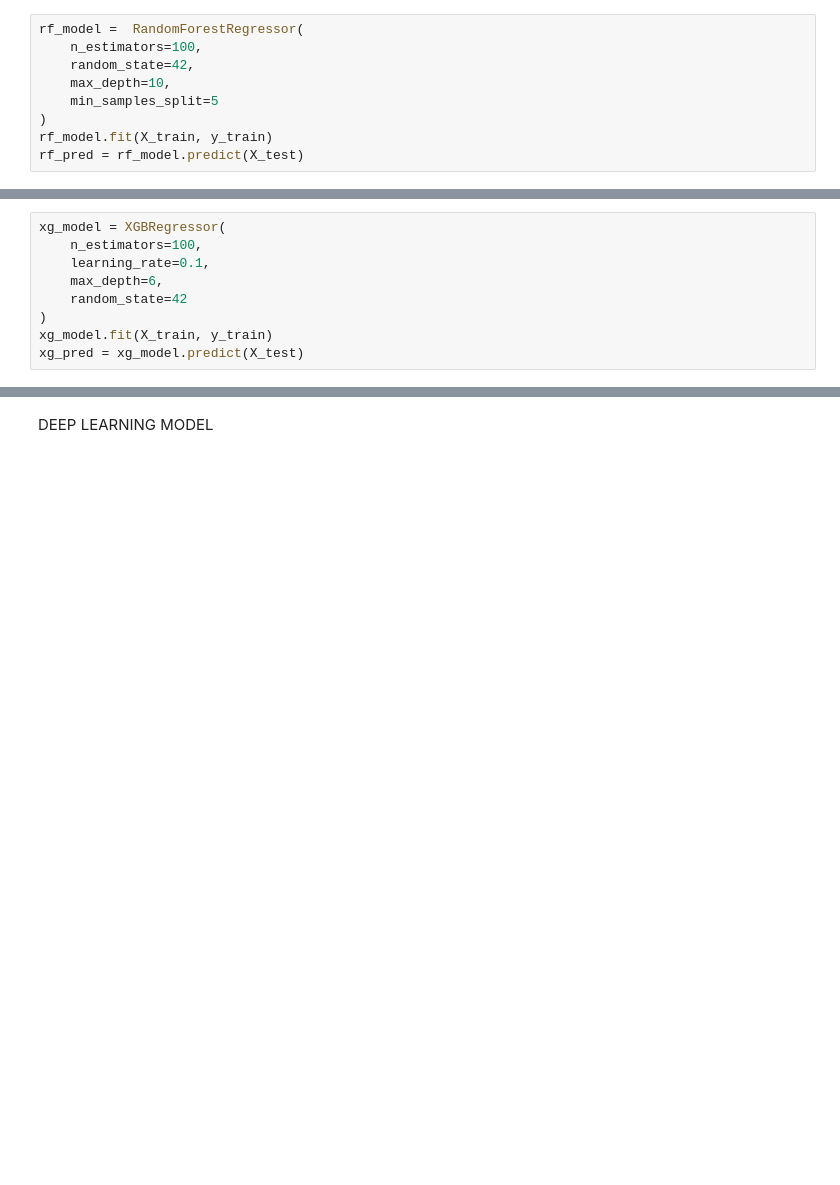
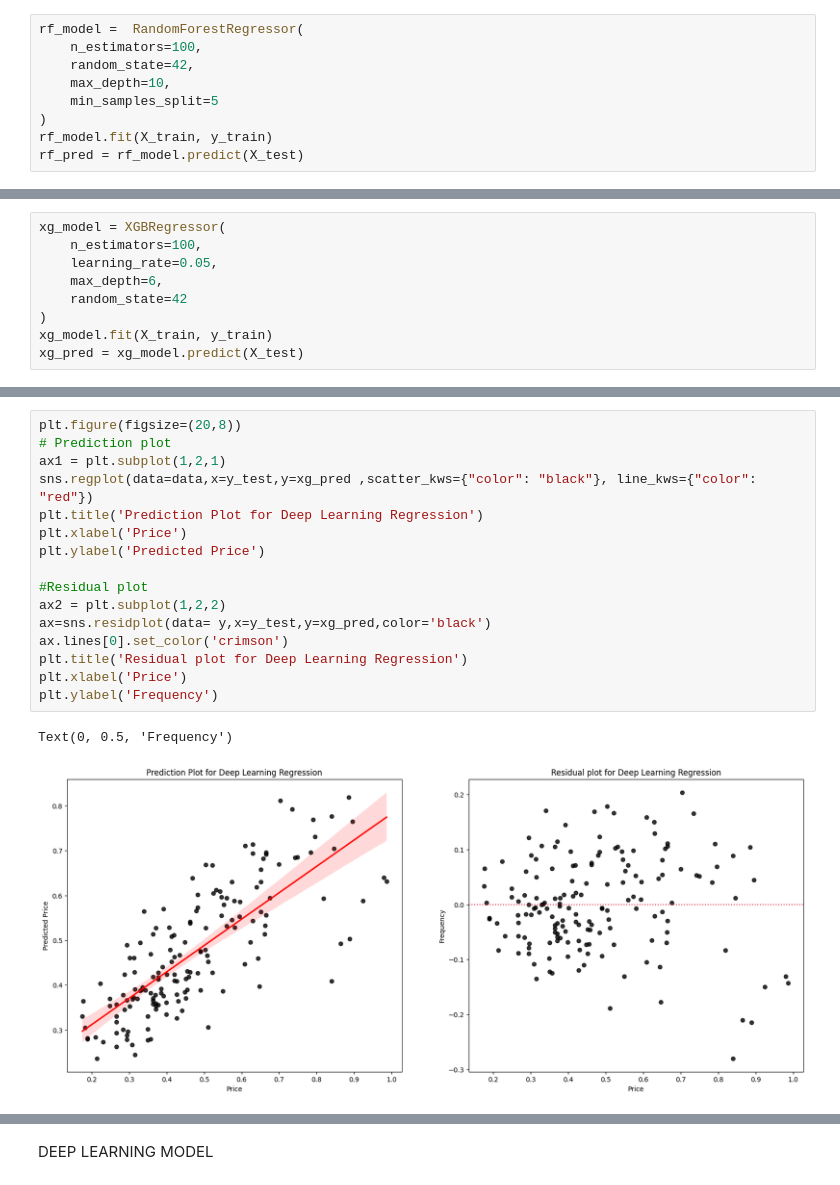
Before and after one commit to sumanbhattarai58/Deep_learning_projects, a Jupyter notebook: house_price_prediction.ipynb, the cells around one changed output, grey strips where cells are left out. Saved outputs shown, nothing was run; the diff lists cells and outputs as text; blank space fills up the shorter version.

```diff
--- a/house_price_prediction.ipynb
+++ b/house_price_prediction.ipynb
@@ -339,7 +348,7 @@ rf_pred = rf_model.predict(X_test)
 # %%
 xg_model = XGBRegressor(
     n_estimators=100,
-    learning_rate=0.1,
+    learning_rate=0.05,
     max_depth=6,
     random_state=42
 )
@@ -362,0 +397,19 @@ print(rf_r2, xg_r2 )
+# %%
+plt.figure(figsize=(20,8))
+# Prediction plot
+ax1 = plt.subplot(1,2,1)
+sns.regplot(data=data,x=y_test,y=xg_pred ,scatter_kws={"color": "black"}, line_kws={"color": "red"})
+plt.title('Prediction Plot for Deep Learning Regression')
+plt.xlabel('Price')
+plt.ylabel('Predicted Price')
+
+#Residual plot
+ax2 = plt.subplot(1,2,2)
+ax=sns.residplot(data= y,x=y_test,y=xg_pred,color='black')
+ax.lines[0].set_color('crimson')
+plt.title('Residual plot for Deep Learning Regression')
+plt.xlabel('Price')
+plt.ylabel('Frequency')
+# %% [output]
+Text(0, 0.5, 'Frequency')
+[figure, added]
```
Also changed, not shown: parts of 24 cells of this notebook.
